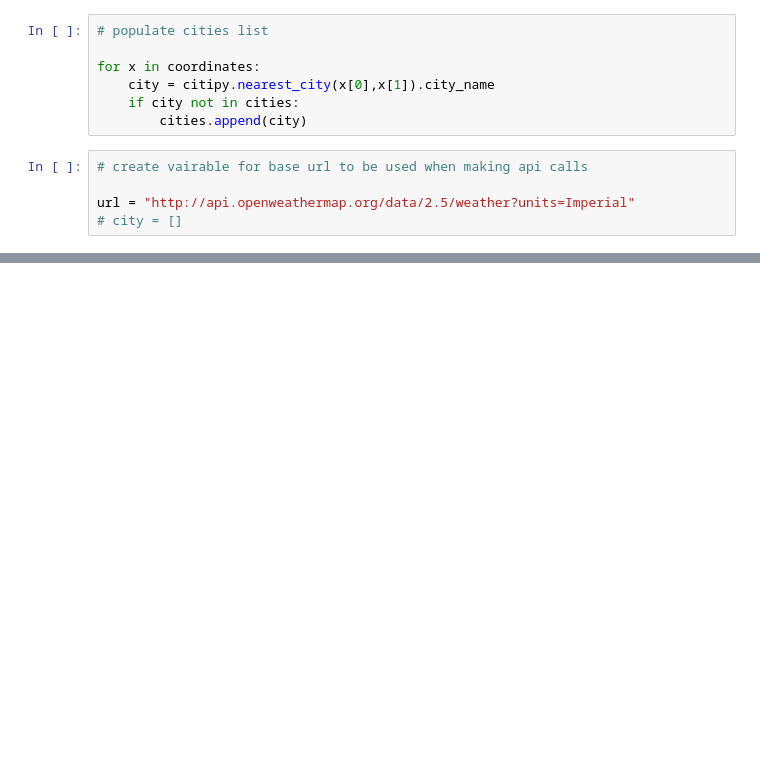
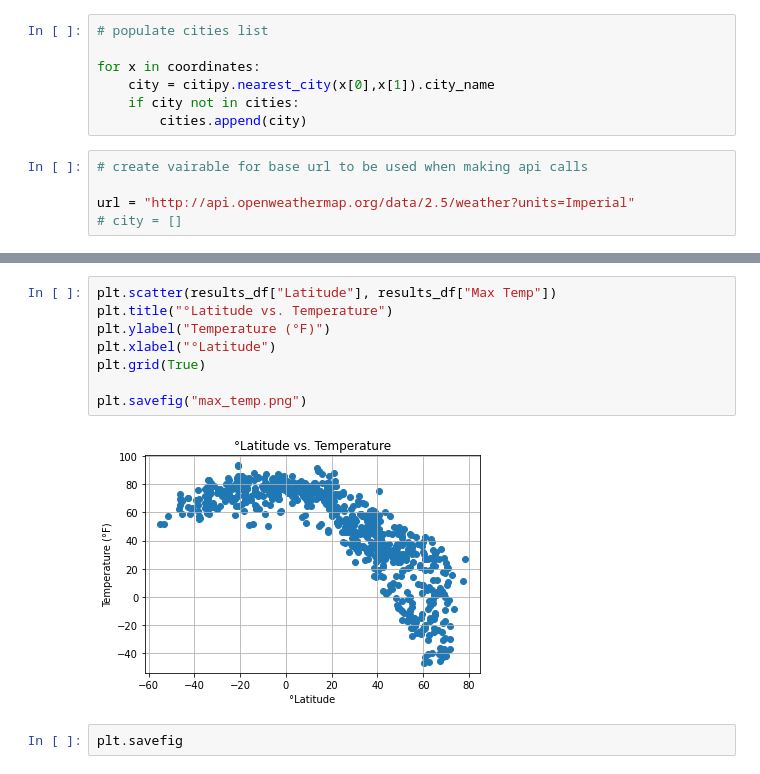
Before and after one commit to Yanwho/python-api-challenge, a Jupyter notebook: WeatherPy/WeatherPy.ipynb, the cells around one changed output, grey strips where cells are left out. Cells and saved outputs as stored; diff of their text form; blank space fills up the shorter version.

Commit message:
created plots and exported to figures folder

```diff
--- a/WeatherPy/WeatherPy.ipynb
+++ b/WeatherPy/WeatherPy.ipynb
@@ -125,0 +130,12 @@ results_df.to_csv("results.csv")
+# %%
+plt.scatter(results_df["Latitude"], results_df["Max Temp"])
+plt.title("°Latitude vs. Temperature")
+plt.ylabel("Temperature (°F)")
+plt.xlabel("°Latitude")
+plt.grid(True)
+
+plt.savefig("max_temp.png")
+# %% [output]
+[figure, added]
+# %%
+plt.savefig
```
Also changed, not shown: parts of 9 cells of this notebook.
